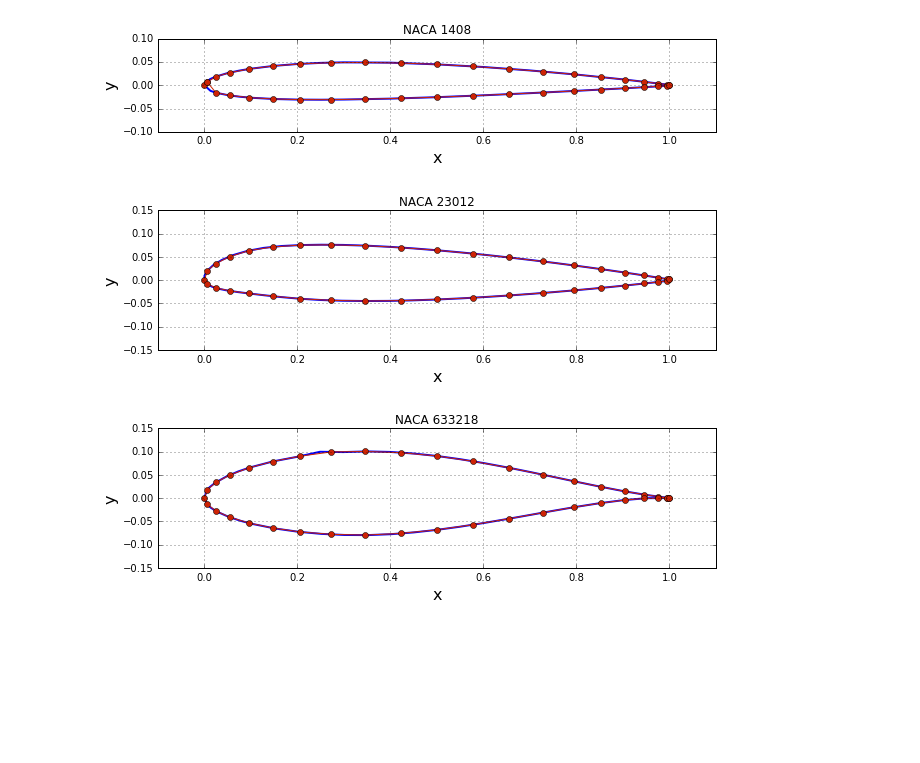
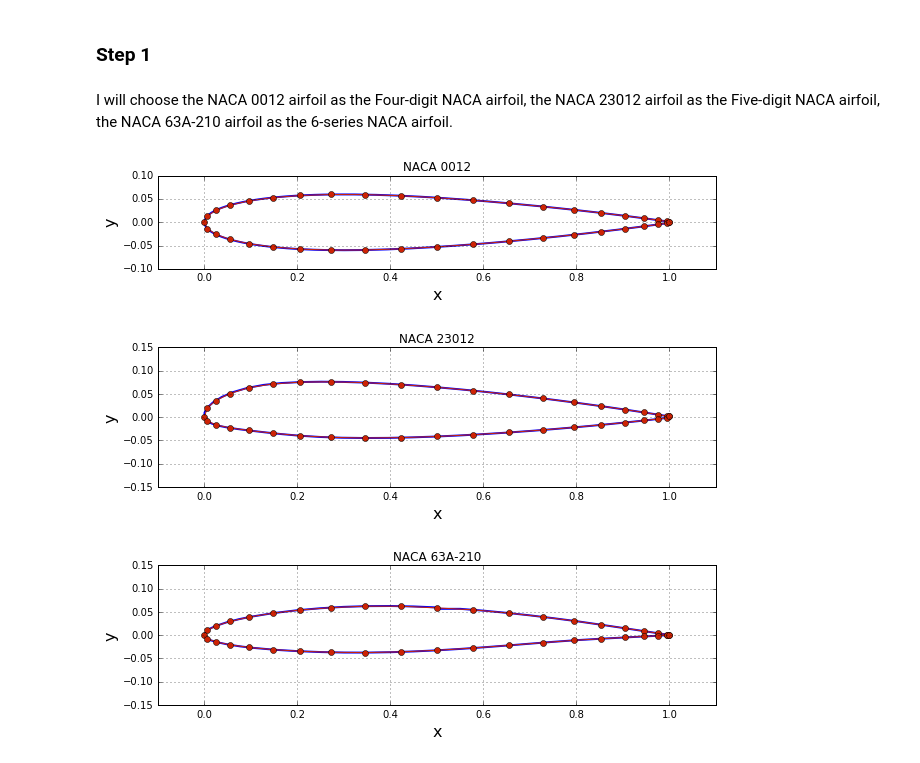
Before and after one commit to barbagroup/AeroPython-studentprojects2017, a Jupyter notebook: project-dianliu/Project-DianLiu.ipynb, the cells around one changed output. Cells and saved outputs as stored; diff of their text form; code cells hidden in the pictures; blank space fills up the shorter version.

```diff
--- a/project-dianliu/Project-DianLiu.ipynb
+++ b/project-dianliu/Project-DianLiu.ipynb
@@ -1,3 +37,7 @@
+# %% [markdown]
+### Step 1
+# %% [markdown]
+I will choose the NACA 0012 airfoil as the Four-digit NACA airfoil, the NACA 23012 airfoil as the Five-digit NACA airfoil, the NACA 63A-210 airfoil as the 6-series NACA airfoil.
 # %%
 import os
 import math
@@ -64,13 +104,13 @@ def define_panels(x, y, N):
 
     return panels
 # %%
-NACA_path_1 = numpy.loadtxt("../../AeroPython/lessons/resources/naca1408.txt")
+NACA_path_1 = numpy.loadtxt("../../AeroPython/lessons/resources/naca0012.dat")
 x_1, y_1 = NACA_path_1[:,0], NACA_path_1[:,1]
 
 NACA_path_2 = numpy.loadtxt("../../AeroPython/lessons/resources/naca23012.txt")
 x_2, y_2 = NACA_path_2[:,0], NACA_path_2[:,1]
 
-NACA_path_3 = numpy.loadtxt("../../AeroPython/lessons/resources/naca633218.txt")
+NACA_path_3 = numpy.loadtxt("../../AeroPython/lessons/resources/naca63a210.txt")
 x_3, y_3 = NACA_path_3[:,0], NACA_path_3[:,1]
 
 N = 40                                  # number of panels
@@ -84,7 +124,7 @@ pyplot.figure(figsize=(width, width))
 pyplot.grid()
 pyplot.xlabel('x', fontsize=16)
 pyplot.ylabel('y', fontsize=16)
-pyplot.title('NACA 1408')
+pyplot.title('NACA 0012')
 pyplot.plot(x_1, y_1, color='b', linestyle='-', linewidth=2)
 pyplot.plot(numpy.append([panel.xa for panel in panels_1], panels_1[0].xa),
             numpy.append([panel.ya for panel in panels_1], panels_1[0].ya),
@@ -93,34 +133,34 @@ pyplot.axis('scaled', adjustable='box')
 pyplot.xlim(-0.1, 1.1)
 pyplot.ylim(-0.1, 0.1);
 
 width = 10
 pyplot.figure(figsize=(width, width))
 pyplot.grid()
 pyplot.xlabel('x', fontsize=16)
 pyplot.ylabel('y', fontsize=16)
 pyplot.title('NACA 23012')
 pyplot.plot(x_2, y_2, color='b', linestyle='-', linewidth=2)
 pyplot.plot(numpy.append([panel.xa for panel in panels_2], panels_2[0].xa),
             numpy.append([panel.ya for panel in panels_2], panels_2[0].ya),
             linestyle='-', linewidth=1, marker='o', markersize=6, color='#CD2305')
 pyplot.axis('scaled', adjustable='box')
 pyplot.xlim(-0.1, 1.1)
 pyplot.ylim(-0.15, 0.15);
 
 width = 10
 pyplot.figure(figsize=(width, width))
 pyplot.grid()
 pyplot.xlabel('x', fontsize=16)
 pyplot.ylabel('y', fontsize=16)
-pyplot.title('NACA 633218')
+pyplot.title('NACA 63A-210')
 pyplot.plot(x_3, y_3, color='b', linestyle='-', linewidth=2)
 pyplot.plot(numpy.append([panel.xa for panel in panels_3], panels_3[0].xa),
             numpy.append([panel.ya for panel in panels_3], panels_3[0].ya),
             linestyle='-', linewidth=1, marker='o', markersize=6, color='#CD2305')
 pyplot.axis('scaled', adjustable='box')
 pyplot.xlim(-0.1, 1.1)
 pyplot.ylim(-0.15, 0.15);
 # %% [output]
-[figure, old version]
+[figure, new version]
 [figure]
-[figure, old version]
+[figure, new version]
```
Also changed, not shown: parts of 44 cells of this notebook.
